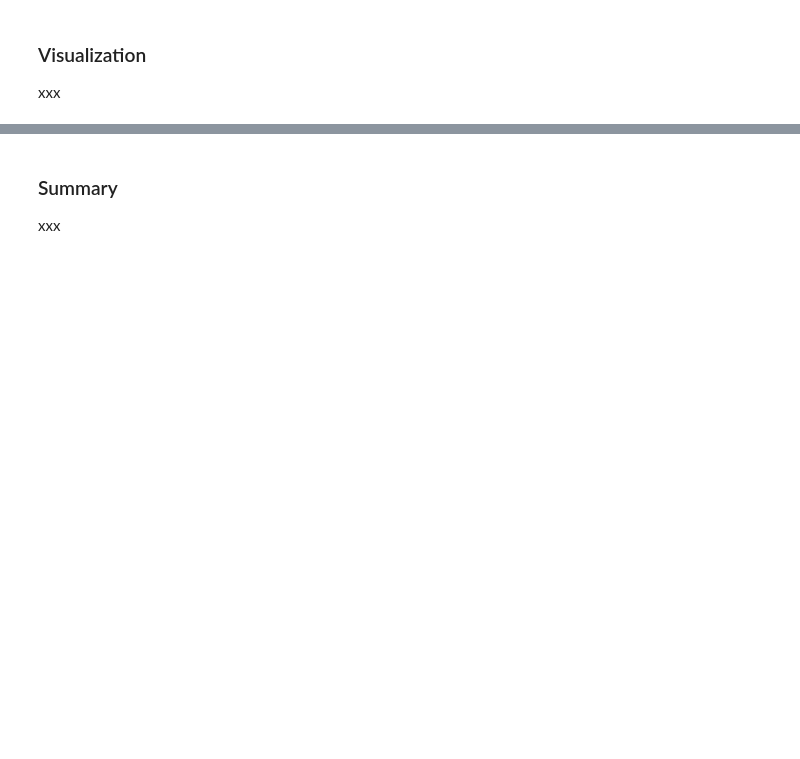
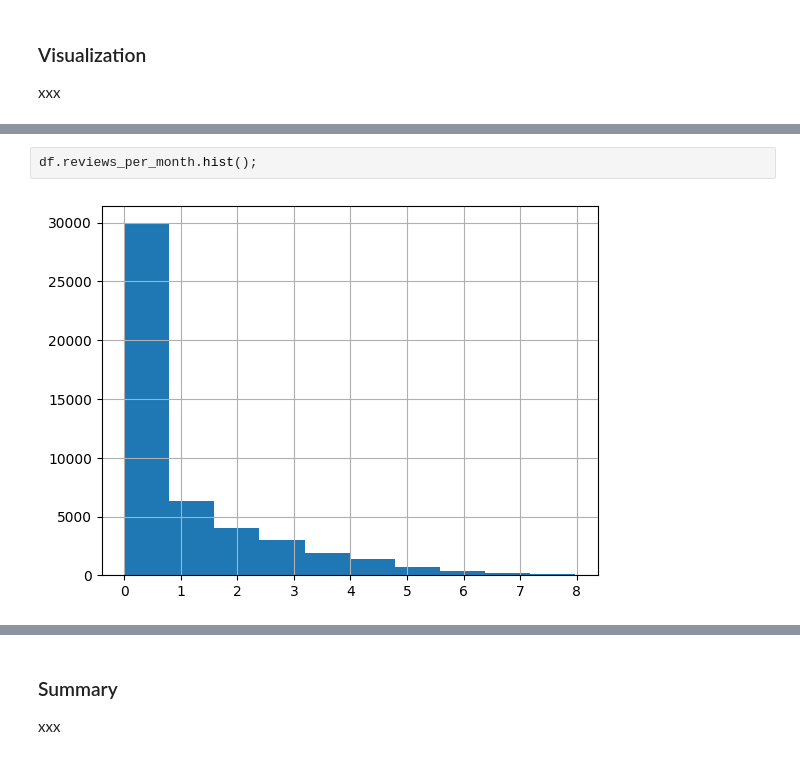
Before and after one commit to agrotz-msai/ai-programming-foundations-project, a Jupyter notebook: data_workflow.ipynb, the cells around one changed output, grey strips where cells are left out. Saved outputs shown, nothing was run; the diff lists cells and outputs as text; blank space fills up the shorter version.

```diff
--- a/data_workflow.ipynb
+++ b/data_workflow.ipynb
@@ -51,0 +261,4 @@ xxx
+# %%
+df.reviews_per_month.hist();
+# %% [output]
+[figure, added]
```
Also changed, not shown: parts of 30 cells of this notebook, 1 other file.
